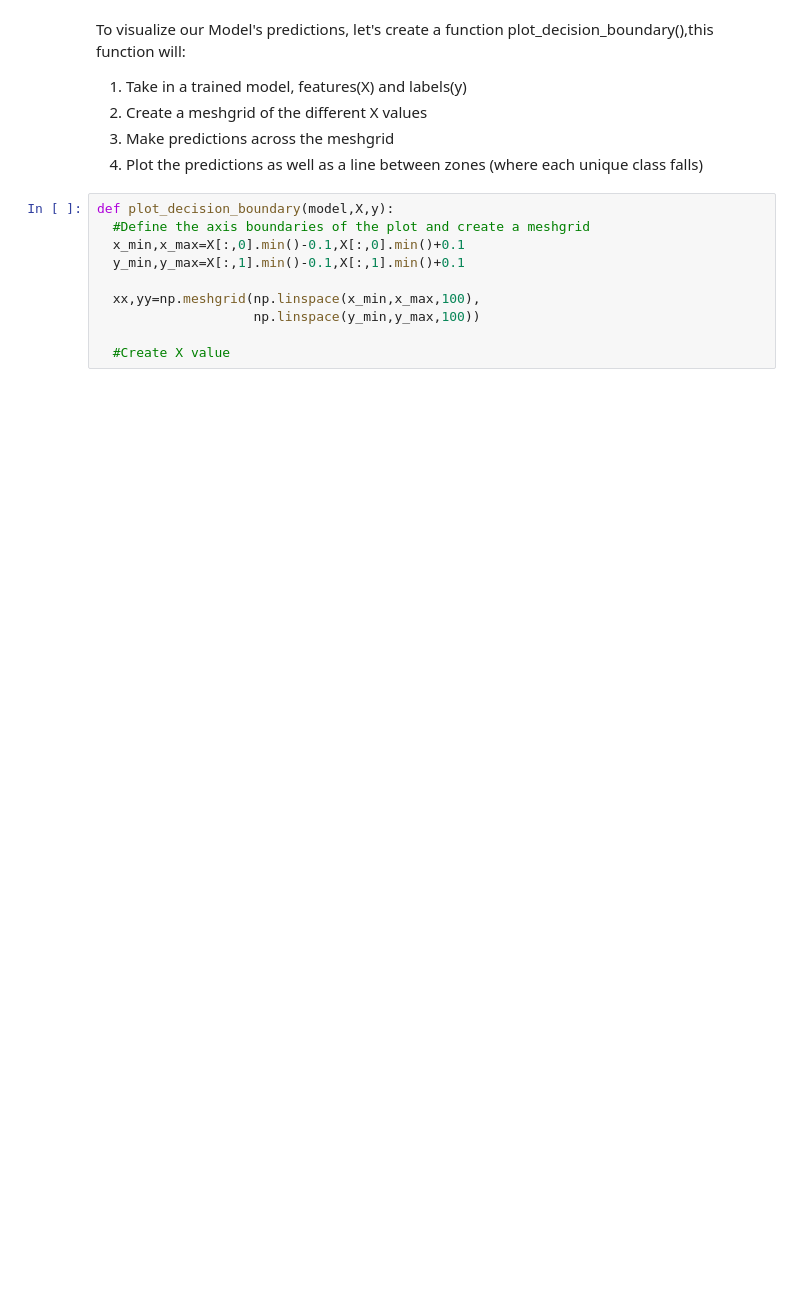
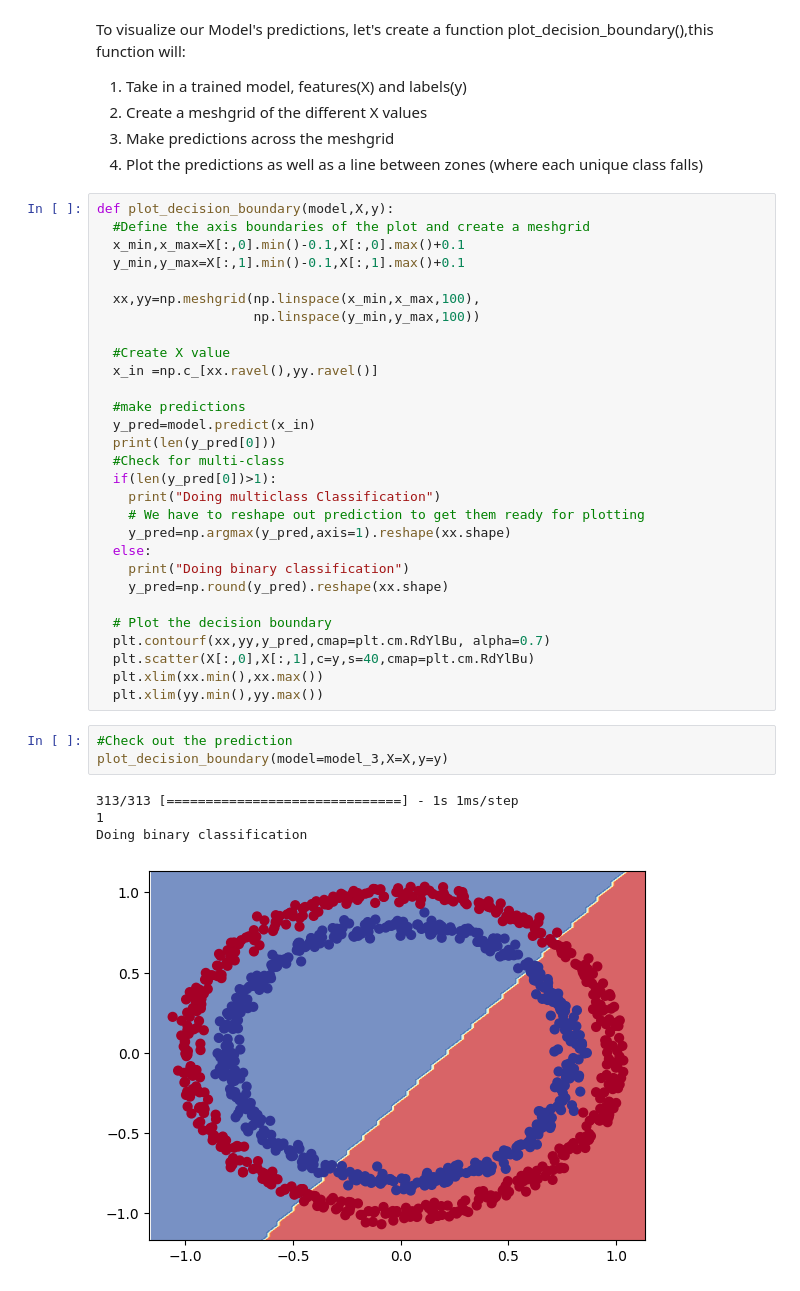
Before and after one commit to Shanu-Mathew/Tensorflow-Notes, a Jupyter notebook: Neural_Network_Classification.ipynb, the cells around one changed output. Cells and saved outputs as stored; diff of their text form; blank space fills up the shorter version.

Commit message:
Optimizing Classification Model

```diff
--- a/Neural_Network_Classification.ipynb
+++ b/Neural_Network_Classification.ipynb
@@ -209,10 +209,37 @@ To visualize our Model's predictions, let's create a function plot_decision_boun
 # %%
 def plot_decision_boundary(model,X,y):
   #Define the axis boundaries of the plot and create a meshgrid
-  x_min,x_max=X[:,0].min()-0.1,X[:,0].min()+0.1
-  y_min,y_max=X[:,1].min()-0.1,X[:,1].min()+0.1
+  x_min,x_max=X[:,0].min()-0.1,X[:,0].max()+0.1
+  y_min,y_max=X[:,1].min()-0.1,X[:,1].max()+0.1
 
   xx,yy=np.meshgrid(np.linspace(x_min,x_max,100),
                     np.linspace(y_min,y_max,100))
 
   #Create X value
+  x_in =np.c_[xx.ravel(),yy.ravel()]
+
+  #make predictions
+  y_pred=model.predict(x_in)
+  print(len(y_pred[0]))
+  #Check for multi-class
+  if(len(y_pred[0])>1):
+    print("Doing multiclass Classification")
+    # We have to reshape out prediction to get them ready for plotting
+    y_pred=np.argmax(y_pred,axis=1).reshape(xx.shape)
+  else:
+    print("Doing binary classification")
+    y_pred=np.round(y_pred).reshape(xx.shape)
+
+  # Plot the decision boundary
+  plt.contourf(xx,yy,y_pred,cmap=plt.cm.RdYlBu, alpha=0.7)
+  plt.scatter(X[:,0],X[:,1],c=y,s=40,cmap=plt.cm.RdYlBu)
+  plt.xlim(xx.min(),xx.max())
+  plt.xlim(yy.min(),yy.max())
+# %%
+#Check out the prediction
+plot_decision_boundary(model=model_3,X=X,y=y)
+# %% [output]
+313/313 [==============================] - 1s 1ms/step
+1
+Doing binary classification
+[figure, added]
```
Also changed, not shown: parts of 40 cells of this notebook.
